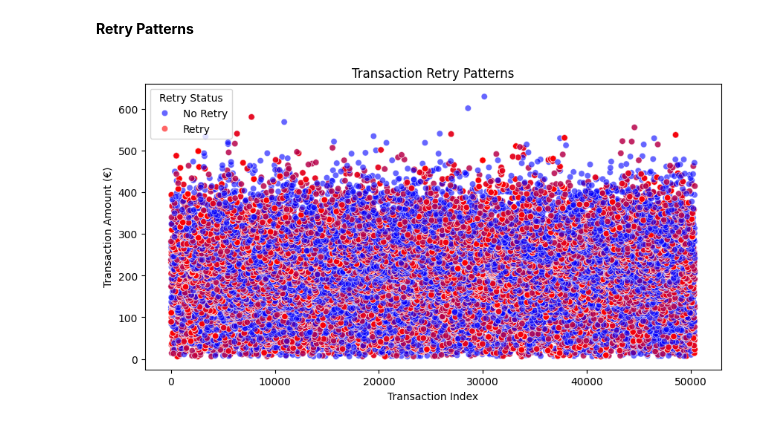
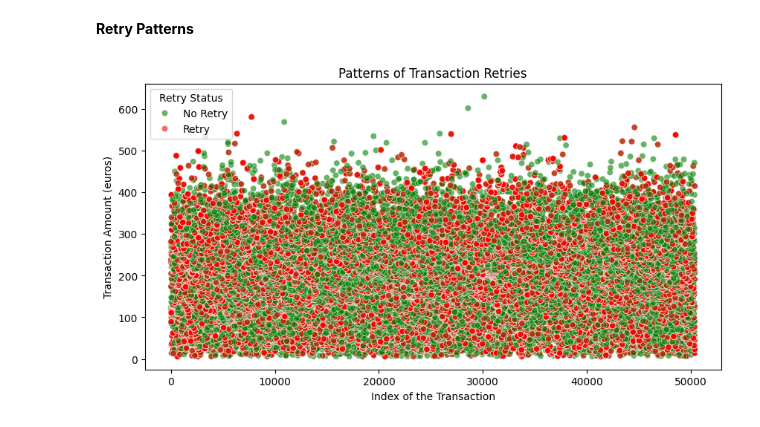
Before and after one commit to imildositoe/predictive_modeling_credit_card_routing, a Jupyter notebook: main.ipynb, the cells around one changed output. Cells and saved outputs as stored; diff of their text form; code cells hidden in the pictures.

```diff
--- a/main.ipynb
+++ b/main.ipynb
@@ -91,27 +77,27 @@ __Retry Patterns__
 # %%
 # Convert timestamp to datetime format
 df['tmsp'] = pd.to_datetime(df['tmsp'])
 
 # Sort values for easier comparison
 df = df.sort_values(by=['country', 'amount', 'tmsp'])
 
 # Identify retries (transactions within 1 minute with the same amount & country)
 df['retry'] = (df.groupby(['country', 'amount'])['tmsp'].diff().dt.total_seconds() <= 60).astype(int)
 
 # Define color mapping explicitly
-palette = {0: 'blue', 1: 'red'}
+palette = {0: 'green', 1: 'red'}
 
 # Plot retry patterns
 plt.figure(figsize=(10, 5))
 scatter = sns.scatterplot(x=df.index, y=df['amount'], hue=df['retry'], data=df, palette=palette, alpha=0.6)
 
 # Set legend labels manually
 handles, labels = scatter.get_legend_handles_labels()
 plt.legend(handles=handles, labels=["No Retry", "Retry"], title="Retry Status")
 
-plt.title('Transaction Retry Patterns')
-plt.xlabel('Transaction Index')
-plt.ylabel('Transaction Amount (€)')
+plt.title('Patterns of Transaction Retries')
+plt.xlabel('Index of the Transaction')
+plt.ylabel('Transaction Amount (euros)')
 plt.show()
 # %% [output]
-[figure, old version]
+[figure, new version]
```
Also changed, not shown: parts of 4 cells of this notebook.
